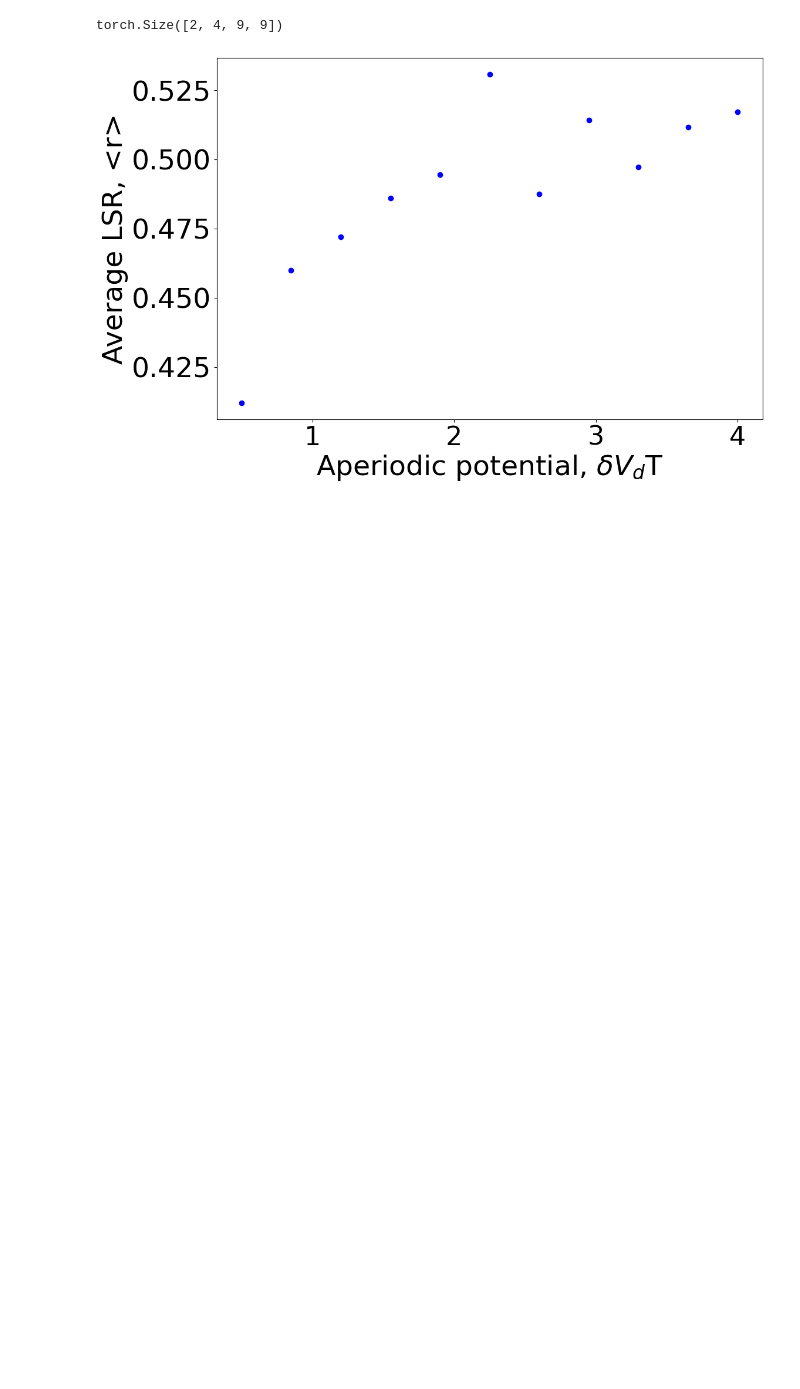
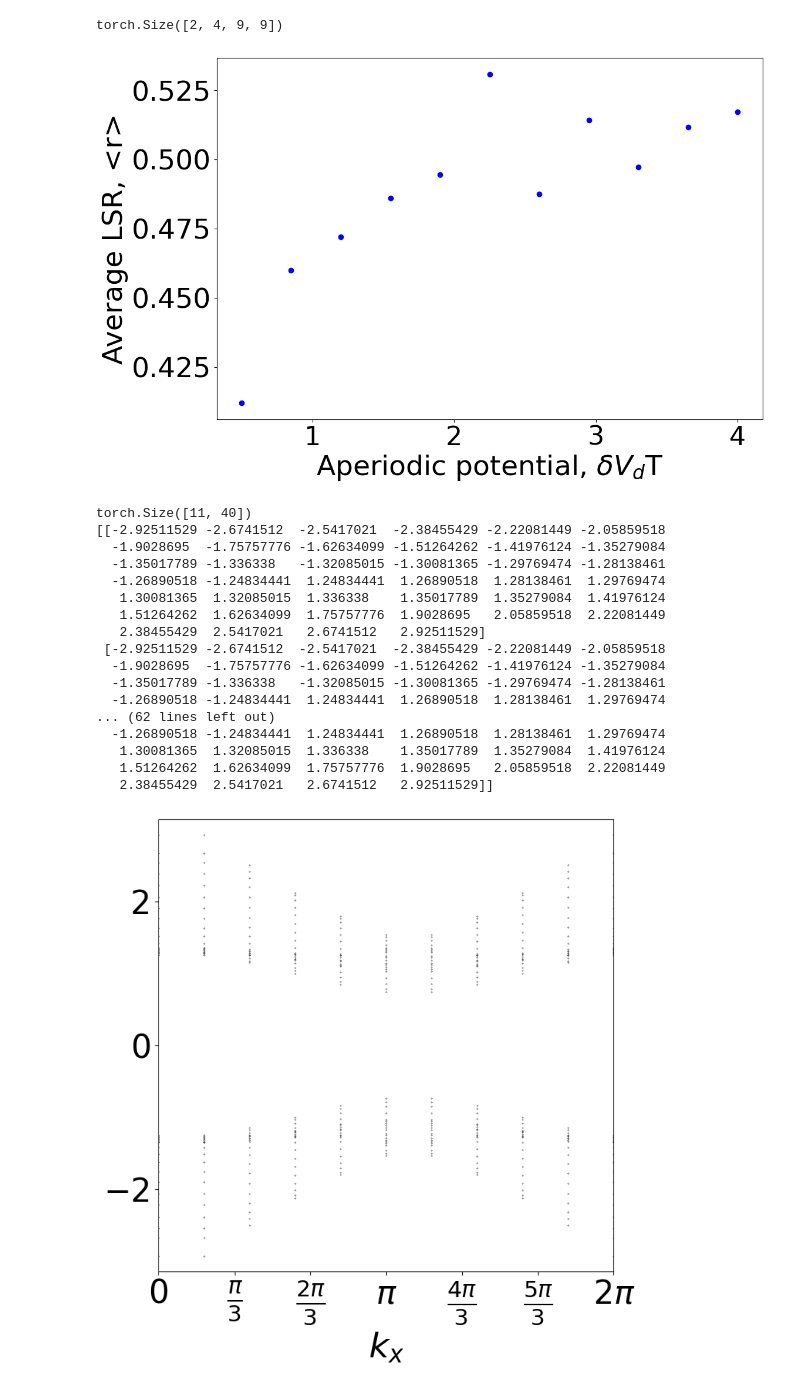
Before and after one commit to NGC2237-Clark/Topo_Loco_QCs, a Jupyter notebook: Floquet/AFAI_GPU_debugertbc.ipynb, the cells around one changed output. Saved outputs shown, nothing was run; the diff lists cells and outputs as text; code cells hidden in the pictures; blank space fills up the shorter version.

```diff
--- a/Floquet/AFAI_GPU_debugertbc.ipynb
+++ b/Floquet/AFAI_GPU_debugertbc.ipynb
@@ -138,7 +138,7 @@ torch.Size([2, 4, 9, 9])
 # %%
 period1 = 1
 period2 = 100
-hopping3 = - 5 * np.pi/(2 * period)
+hopping3 = - 5 * np.pi/(2)
 model_afai2 = afai_parallel.tb_floquet_tbc_cuda(period1, 1, hopping3, ny = 20, nx = 20, device='cuda:0')
 model_afai3 = afai_parallel.tb_floquet_tbc_cuda(period2, 1, hopping3, ny = 20, nx = 20, device='cuda:0')
 # %%
@@ -147,3 +147,26 @@ vd = torch.linspace(0.5, 4, 11)
 avg_LSR1 = model_afai2.avg_level_spacing_bulk(100, vd, fully_disorder= False ,plot=True)
 # %% [output]
 [figure]
+# %%
+model101 = afai_parallel.tb_floquet_pbc_cuda(period1, 1, hopping3, 20, device='cuda:0')
+# %%
+quasi = model101.quasienergy_eigenstates(10, 100, plot=True)
+# %% [output]
+torch.Size([11, 40])
+[[-2.92511529 -2.6741512  -2.5417021  -2.38455429 -2.22081449 -2.05859518
+  -1.9028695  -1.75757776 -1.62634099 -1.51264262 -1.41976124 -1.35279084
+  -1.35017789 -1.336338   -1.32085015 -1.30081365 -1.29769474 -1.28138461
+  -1.26890518 -1.24834441  1.24834441  1.26890518  1.28138461  1.29769474
+   1.30081365  1.32085015  1.336338    1.35017789  1.35279084  1.41976124
+   1.51264262  1.62634099  1.75757776  1.9028695   2.05859518  2.22081449
+   2.38455429  2.5417021   2.6741512   2.92511529]
+ [-2.92511529 -2.6741512  -2.5417021  -2.38455429 -2.22081449 -2.05859518
+  -1.9028695  -1.75757776 -1.62634099 -1.51264262 -1.41976124 -1.35279084
+  -1.35017789 -1.336338   -1.32085015 -1.30081365 -1.29769474 -1.28138461
+  -1.26890518 -1.24834441  1.24834441  1.26890518  1.28138461  1.29769474
+... (62 lines left out)
+  -1.26890518 -1.24834441  1.24834441  1.26890518  1.28138461  1.29769474
+   1.30081365  1.32085015  1.336338    1.35017789  1.35279084  1.41976124
+   1.51264262  1.62634099  1.75757776  1.9028695   2.05859518  2.22081449
+   2.38455429  2.5417021   2.6741512   2.92511529]]
+[figure, added]
```
Also changed, not shown: 8 other files.
